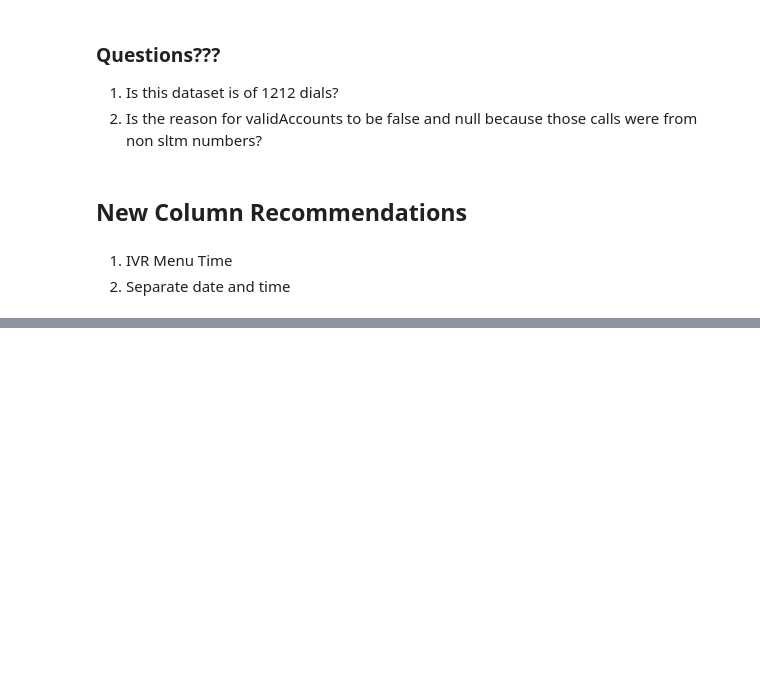
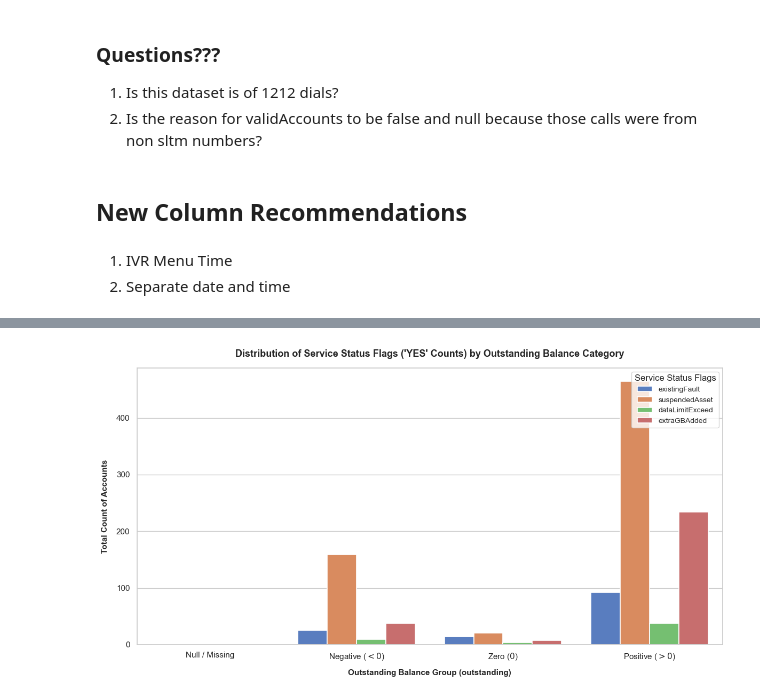
Before and after one commit to MihiliyaJayasiri/call-center-log-analysis, a Jupyter notebook: Call_Analysis.ipynb, the cells around one changed output, grey strips where cells are left out. Drawn from its saved outputs; the diff is of its cells as text; code cells hidden in the pictures; blank space fills up the shorter version.

```diff
--- a/Call_Analysis.ipynb
+++ b/Call_Analysis.ipynb
@@ -564,0 +1587,80 @@ Number of null values in 'outstanding' for these rows: 1216
+# %%
+import pandas as pd
+import matplotlib.pyplot as plt
+import seaborn as sns
+
+# 1. Ensure service status columns are filled and clean
+status_features = ["existingFault", "suspendedAsset", "dataLimitExceed", "extraGBAdded"]
+df[status_features] = df[status_features].fillna("NO")
+
+# 2. Define a helper function to bucket the outstanding column cleanly
+def categorize_outstanding(val):
+    if pd.isnull(val):
+        return 'Null / Missing'
+    elif val < 0:
+        return 'Negative ($< 0$)'
+    elif val == 0:
+        return 'Zero ($0$)'
+    else:
+        return 'Positive ($> 0$)'
+
+# Apply the bucketing function
+df['outstanding_bucket'] = df['outstanding'].apply(categorize_outstanding)
+
+# 3. Convert 'YES'/'NO' text to numeric 1s and 0s for quick aggregation
+plot_df = df.copy()
+for col in status_features:
+    plot_df[col + '_numeric'] = (plot_df[col] == 'YES').astype(int)
+
+# 4. Group by the outstanding buckets and sum up the 'YES' counts
+numeric_cols = [col + '_numeric' for col in status_features]
+grouped_df = plot_df.groupby('outstanding_bucket')[numeric_cols].sum().reset_index()
+
+# Rename columns back to their original names for clean labels in the legend
+grouped_df.columns = ['outstanding_bucket'] + status_features
+
+# 5. Melt the dataframe into a long format for Seaborn grouped plotting
+melted_df = grouped_df.melt(
+    id_vars=['outstanding_bucket'],
+    value_vars=status_features,
+    var_name='Service_Status',
+    value_name='Account_Count'
+)
+
+# Define a strict logical sequence for the categories on the X-axis
+x_order = ['Null / Missing', 'Negative ($< 0$)', 'Zero ($0$)', 'Positive ($> 0$)']
+
+# 6. Generate the Seaborn Grouped Bar Chart
+sns.set_theme(style="whitegrid")
+
+# Create figure and axis layout canvas safely (avoiding .figure() as per styling)
+fig, ax = plt.subplots(figsize=(12, 6.5))
+
+sns.barplot(
+    data=melted_df,
+    x='outstanding_bucket',
+    y='Account_Count',
+    hue='Service_Status',
+    order=x_order,
+    palette='muted',
+    ax=ax,
+    edgecolor='white',
+    linewidth=1.2
+)
+
+# Custom title and axis labels
+ax.set_title("Distribution of Service Status Flags ('YES' Counts) by Outstanding Balance Category", fontsize=13, fontweight='bold', pad=15)
+ax.set_xlabel("Outstanding Balance Group (outstanding)", fontsize=11, fontweight='bold', labelpad=10)
+ax.set_ylabel("Total Count of Accounts", fontsize=11, fontweight='bold', labelpad=10)
+
+# Position and style the legend clearly
+ax.legend(title="Service Status Flags", loc="upper right", frameon=True, fontsize=10)
+
+# Apply spacing optimization to ensure no text overlaps or gets clipped
+plt.tight_layout()
+
+# Save and display the visualization
+plt.savefig('service_status_by_outstanding.png', dpi=300)
+plt.show()
+# %% [output]
+[figure, added]
```
Also changed, not shown: parts of 48 cells of this notebook, 35 other files.
